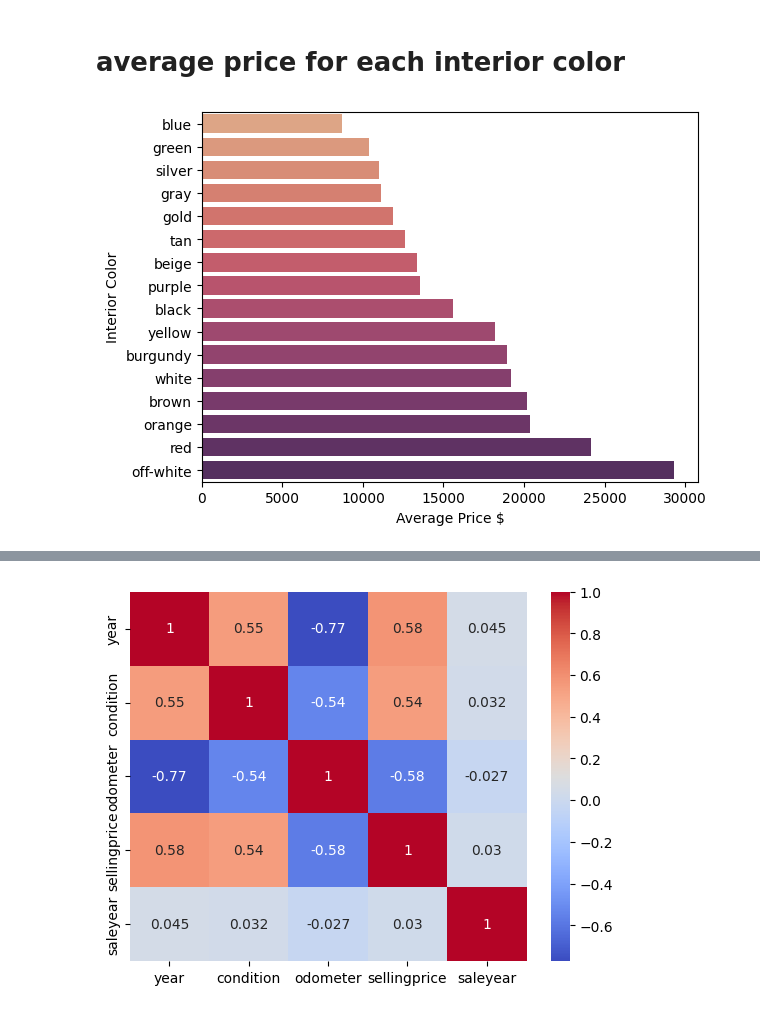
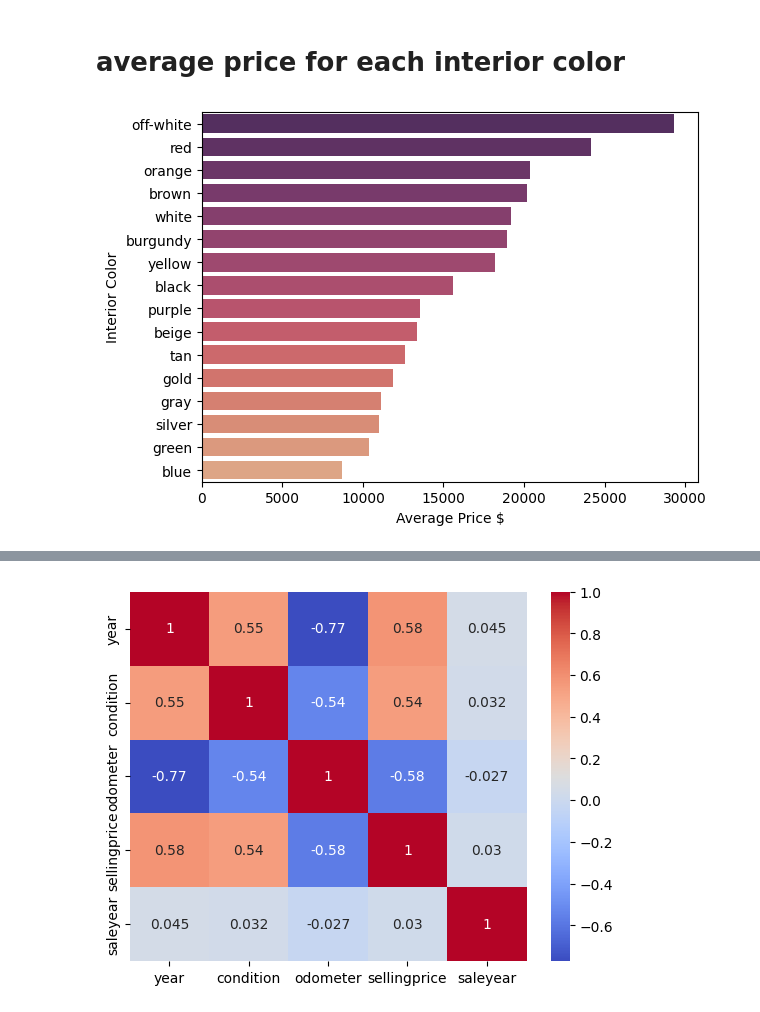
Before and after one commit to yiyuancui/car-price-analysis, a Jupyter notebook: Naiwen_Analysis.ipynb, the cells around one changed output, grey strips where cells are left out. Saved outputs shown, nothing was run; the diff lists cells and outputs as text; code cells hidden in the pictures.

```diff
--- a/Naiwen_Analysis.ipynb
+++ b/Naiwen_Analysis.ipynb
@@ -55,11 +55,11 @@ plt.show()
 # %%
 df_colorin_price = df.groupby(['interior']).mean()
 df_colorin_price = df_colorin_price.reset_index()
-df_colorin_price = df_colorin_price.sort_values(by=['sellingprice'])
+df_colorin_price = df_colorin_price.sort_values(by=['sellingprice'],ascending=False)
 df_colorin_price = df_colorin_price.drop(16)
-ax = sns.barplot(x=df_colorin_price['sellingprice'],y=df_colorin_price['interior'], palette="flare", orient = 'h')
+ax = sns.barplot(x=df_colorin_price['sellingprice'],y=df_colorin_price['interior'], palette="flare_r", orient = 'h')
 ax.set(ylabel='Interior Color', xlabel='Average Price $')
 ax.tick_params(axis='x', rotation=0)
 plt.show()
 # %% [output]
-[figure, old version]
+[figure, new version]
```
Also changed, not shown: parts of 5 cells of this notebook.
